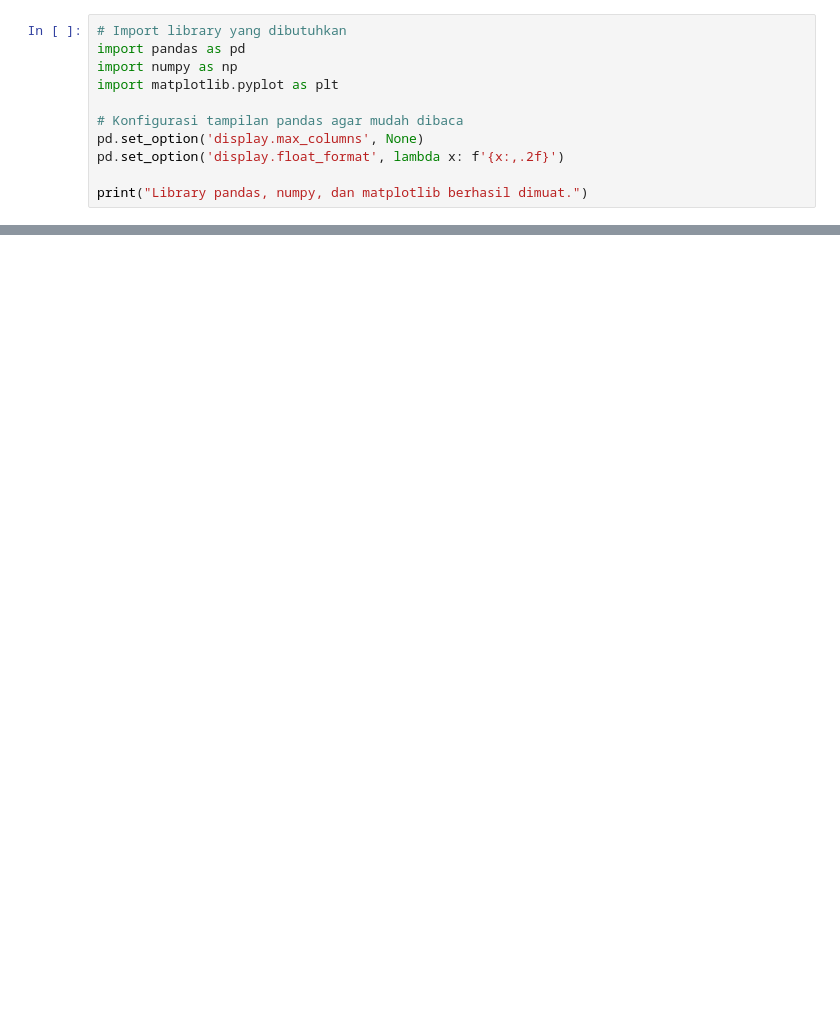
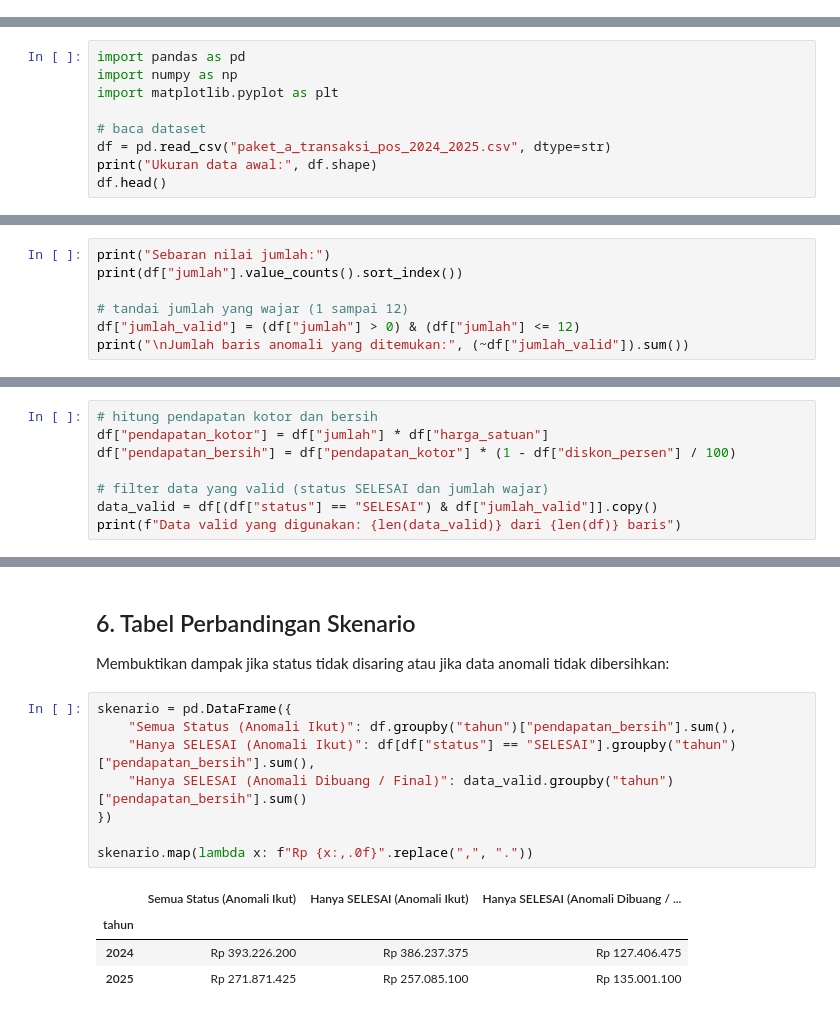
Before and after one commit to Fadhlijeu/tugas-analisis-transaksi-pos, a Jupyter notebook: analisis_transaksi_pos.ipynb, the cells around one changed output, grey strips where cells are left out. Drawn from its saved outputs; the diff is of its cells as text; blank space fills up the shorter version.

Commit message:
update analisis dan pembersihan data

```diff
--- a/analisis_transaksi_pos.ipynb
+++ b/analisis_transaksi_pos.ipynb
@@ -16,11 +0,0 @@
-# %%
-# Import library yang dibutuhkan
-import pandas as pd
-import numpy as np
-import matplotlib.pyplot as plt
-
-# Konfigurasi tampilan pandas agar mudah dibaca
-pd.set_option('display.max_columns', None)
-pd.set_option('display.float_format', lambda x: f'{x:,.2f}')
-
-print("Library pandas, numpy, dan matplotlib berhasil dimuat.")
@@ -352,0 +10,9 @@ File 'transaksi_pos_bersih.csv' berhasil disimpan.
+# %%
+import pandas as pd
+import numpy as np
+import matplotlib.pyplot as plt
+
+# baca dataset
+df = pd.read_csv("paket_a_transaksi_pos_2024_2025.csv", dtype=str)
+print("Ukuran data awal:", df.shape)
+df.head()
@@ -352,0 +120,7 @@ File 'transaksi_pos_bersih.csv' berhasil disimpan.
+# %%
+print("Sebaran nilai jumlah:")
+print(df["jumlah"].value_counts().sort_index())
+
+# tandai jumlah yang wajar (1 sampai 12)
+df["jumlah_valid"] = (df["jumlah"] > 0) & (df["jumlah"] <= 12)
+print("\nJumlah baris anomali yang ditemukan:", (~df["jumlah_valid"]).sum())
@@ -352,0 +152,8 @@ File 'transaksi_pos_bersih.csv' berhasil disimpan.
+# %%
+# hitung pendapatan kotor dan bersih
+df["pendapatan_kotor"] = df["jumlah"] * df["harga_satuan"]
+df["pendapatan_bersih"] = df["pendapatan_kotor"] * (1 - df["diskon_persen"] / 100)
+
+# filter data yang valid (status SELESAI dan jumlah wajar)
+data_valid = df[(df["status"] == "SELESAI") & df["jumlah_valid"]].copy()
+print(f"Data valid yang digunakan: {len(data_valid)} dari {len(df)} baris")
@@ -352,0 +194,16 @@ File 'transaksi_pos_bersih.csv' berhasil disimpan.
+# %% [markdown]
+## 6. Tabel Perbandingan Skenario
+Membuktikan dampak jika status tidak disaring atau jika data anomali tidak dibersihkan:
+# %%
+skenario = pd.DataFrame({
+    "Semua Status (Anomali Ikut)": df.groupby("tahun")["pendapatan_bersih"].sum(),
+    "Hanya SELESAI (Anomali Ikut)": df[df["status"] == "SELESAI"].groupby("tahun")["pendapatan_bersih"].sum(),
+    "Hanya SELESAI (Anomali Dibuang / Final)": data_valid.groupby("tahun")["pendapatan_bersih"].sum()
+})
+
+skenario.map(lambda x: f"Rp {x:,.0f}".replace(",", "."))
+# %% [output]
+|  | Semua Status (Anomali Ikut) | Hanya SELESAI (Anomali Ikut) | Hanya SELESAI (Anomali Dibuang / ... |
+| tahun |  |  |  |
+| 2024 | Rp 393.226.200 | Rp 386.237.375 | Rp 127.406.475 |
+| 2025 | Rp 271.871.425 | Rp 257.085.100 | Rp 135.001.100 |
```
Also changed, not shown: parts of 38 cells of this notebook, 8 other files.
